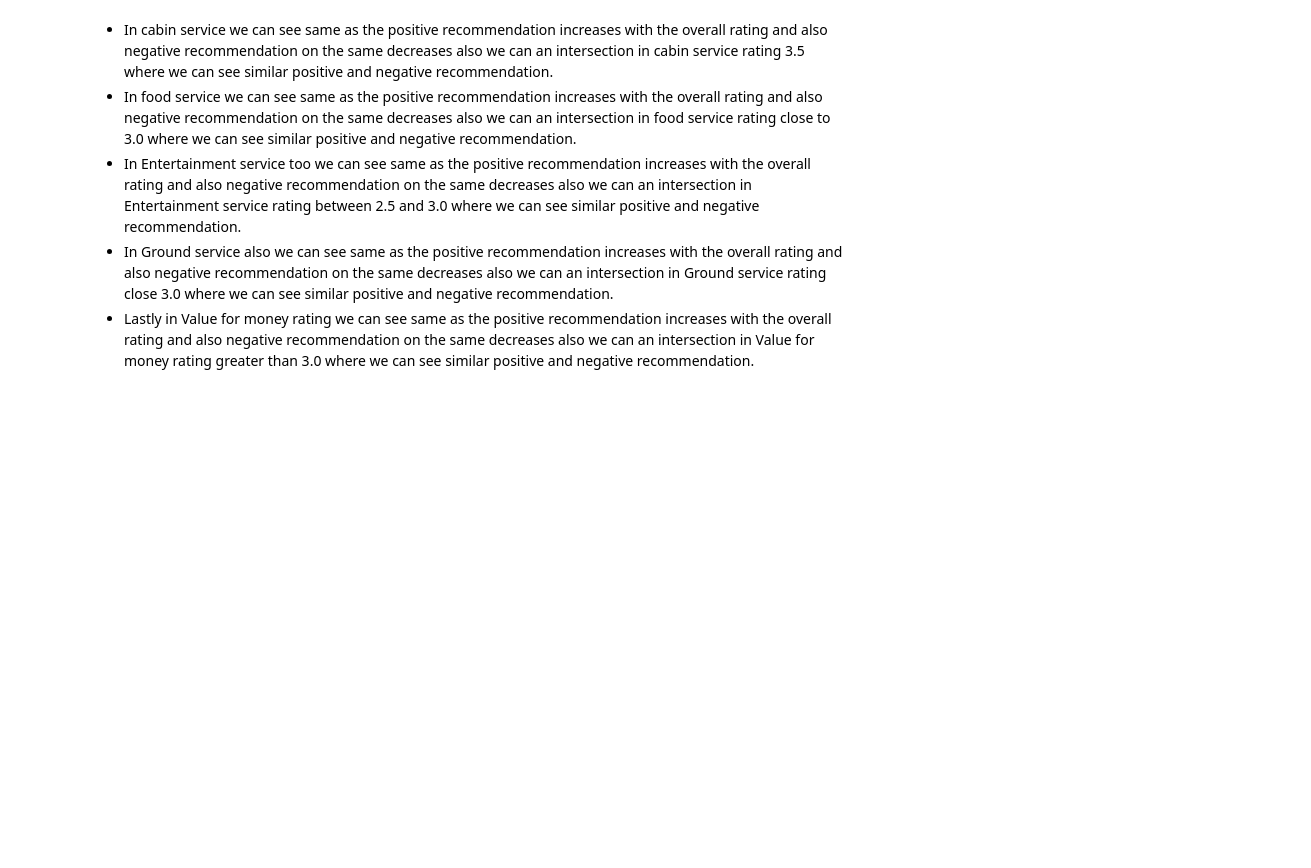
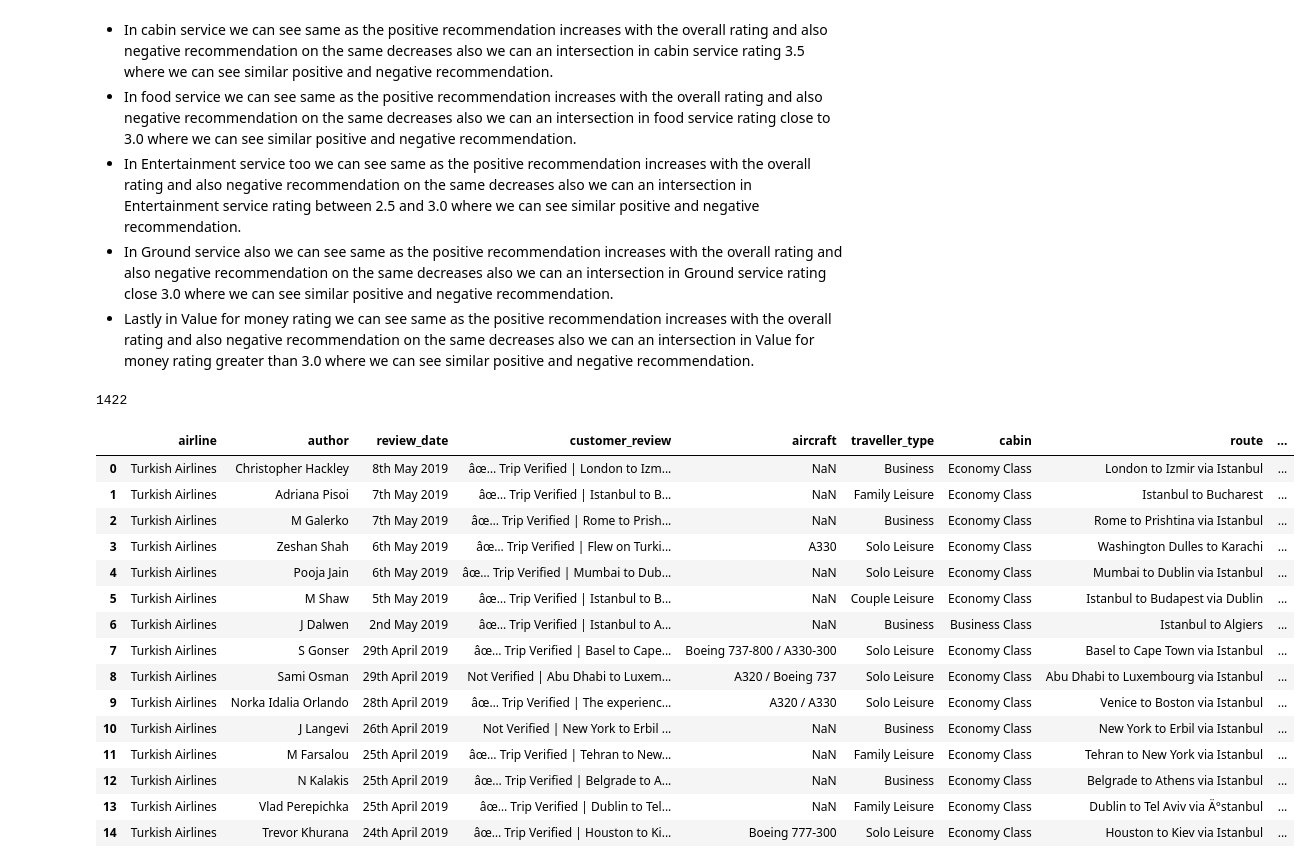
Before and after one commit to shahfaissal/capstone_project_3, a Jupyter notebook: Airline_referral_capstone_project.ipynb, the cells around one changed output. Cells and saved outputs as stored; diff of their text form; code cells hidden in the pictures; blank space fills up the shorter version.

```diff
--- a/Airline_referral_capstone_project.ipynb
+++ b/Airline_referral_capstone_project.ipynb
@@ -488,3 +488,27 @@ cabin_service
 * In Entertainment service too we can see same as the positive recommendation increases with the overall rating and also negative recommendation on the same decreases also we can an intersection in Entertainment service rating between 2.5 and 3.0 where we can see similar positive and negative recommendation.
 * In Ground service also we can see same as the positive recommendation increases with the overall rating and also negative recommendation on the same decreases also we can an intersection in Ground service rating close 3.0 where we can see similar positive and negative recommendation.
 * Lastly in Value for money rating we can see same as the positive recommendation increases with the overall rating and also negative recommendation on the same decreases also we can an intersection in Value for money rating greater than 3.0 where we can see similar positive and negative recommendation.
+# %%
+#checking the  null value if exist
+df.recommended.isna().sum()
+# %% [output]
+1422
+# %%
+df.head(15)
+# %% [output]
+|  | airline | author | review_date | customer_review | aircraft | traveller_type | cabin | route | ... |
+| 0 | Turkish Airlines | Christopher Hackley | 8th May 2019 | âœ… Trip Verified | London to Izm... | NaN | Business | Economy Class | London to Izmir via Istanbul | ... |
+| 1 | Turkish Airlines | Adriana Pisoi | 7th May 2019 | âœ… Trip Verified | Istanbul to B... | NaN | Family Leisure | Economy Class | Istanbul to Bucharest | ... |
+| 2 | Turkish Airlines | M Galerko | 7th May 2019 | âœ… Trip Verified | Rome to Prish... | NaN | Business | Economy Class | Rome to Prishtina via Istanbul | ... |
+| 3 | Turkish Airlines | Zeshan Shah | 6th May 2019 | âœ… Trip Verified | Flew on Turki... | A330 | Solo Leisure | Economy Class | Washington Dulles to Karachi | ... |
+| 4 | Turkish Airlines | Pooja Jain | 6th May 2019 | âœ… Trip Verified | Mumbai to Dub... | NaN | Solo Leisure | Economy Class | Mumbai to Dublin via Istanbul | ... |
+| 5 | Turkish Airlines | M Shaw | 5th May 2019 | âœ… Trip Verified | Istanbul to B... | NaN | Couple Leisure | Economy Class | Istanbul to Budapest via Dublin | ... |
+| 6 | Turkish Airlines | J Dalwen | 2nd May 2019 | âœ… Trip Verified | Istanbul to A... | NaN | Business | Business Class | Istanbul to Algiers | ... |
+| 7 | Turkish Airlines | S Gonser | 29th April 2019 | âœ… Trip Verified | Basel to Cape... | Boeing 737-800 / A330-300 | Solo Leisure | Economy Class | Basel to Cape Town via Istanbul | ... |
+| 8 | Turkish Airlines | Sami Osman | 29th April 2019 | Not Verified | Abu Dhabi to Luxem... | A320 / Boeing 737 | Solo Leisure | Economy Class | Abu Dhabi to Luxembourg via Istanbul | ... |
+| 9 | Turkish Airlines | Norka Idalia Orlando | 28th April 2019 | âœ… Trip Verified | The experienc... | A320 / A330 | Solo Leisure | Economy Class | Venice to Boston via Istanbul | ... |
+| 10 | Turkish Airlines | J Langevi | 26th April 2019 | Not Verified | New York to Erbil ... | NaN | Business | Economy Class | New York to Erbil via Istanbul | ... |
+| 11 | Turkish Airlines | M Farsalou | 25th April 2019 | âœ… Trip Verified | Tehran to New... | NaN | Family Leisure | Economy Class | Tehran to New York via Istanbul | ... |
+| 12 | Turkish Airlines | N Kalakis | 25th April 2019 | âœ… Trip Verified | Belgrade to A... | NaN | Business | Economy Class | Belgrade to Athens via Istanbul | ... |
+| 13 | Turkish Airlines | Vlad Perepichka | 25th April 2019 | âœ… Trip Verified | Dublin to Tel... | NaN | Family Leisure | Economy Class | Dublin to Tel Aviv via Ä°stanbul | ... |
+| 14 | Turkish Airlines | Trevor Khurana | 24th April 2019 | âœ… Trip Verified | Houston to Ki... | Boeing 777-300 | Solo Leisure | Economy Class | Houston to Kiev via Istanbul | ... |
```
Also changed, not shown: parts of 18 cells of this notebook.
